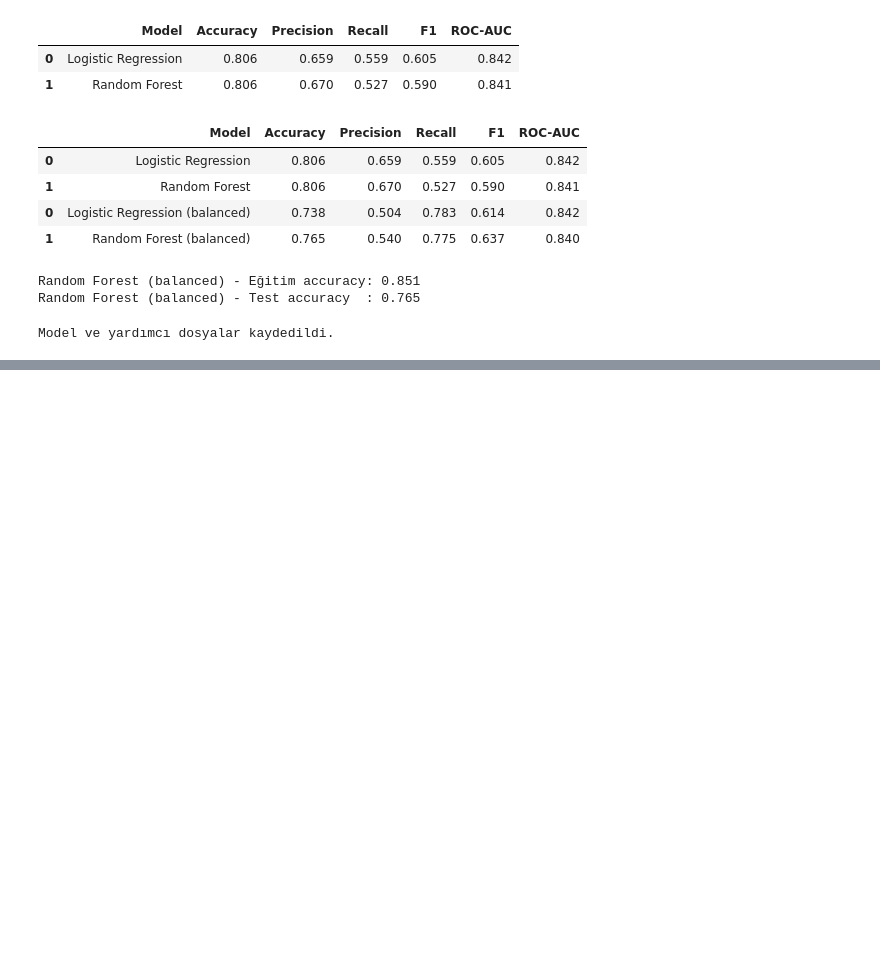
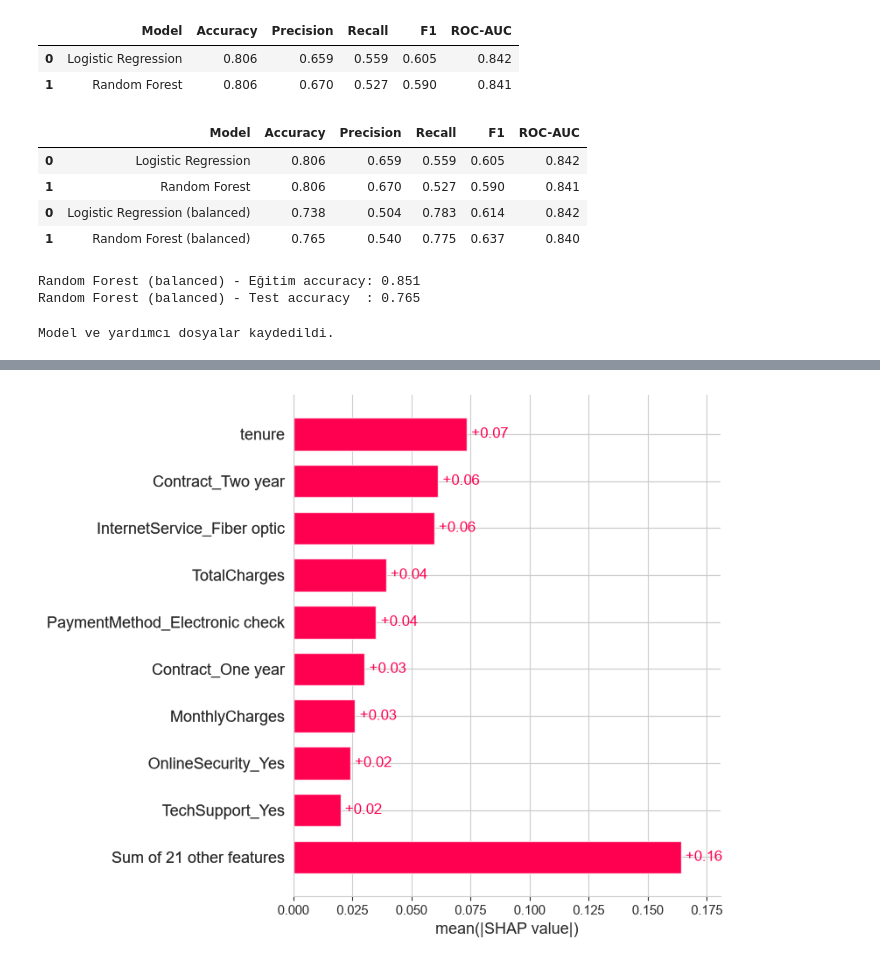
Before and after one commit to mineturkmen20-hub/final-projesi-mine-turkmen, a Jupyter notebook: notebooks/01_veri_temizleme_ve_eda.ipynb, the cells around one changed output, grey strips where cells are left out. Cells and saved outputs as stored; diff of their text form; code cells hidden in the pictures; blank space fills up the shorter version.

```diff
--- a/notebooks/01_veri_temizleme_ve_eda.ipynb
+++ b/notebooks/01_veri_temizleme_ve_eda.ipynb
@@ -381,0 +398,7 @@ Model ve yardımcı dosyalar kaydedildi.
+# %%
+shap.plots.bar(shap_values[:, :, 1], show=False)
+plt.tight_layout()
+plt.savefig('../gorseller/shap_bar.png', dpi=100, bbox_inches='tight')
+plt.show()
+# %% [output]
+[figure, added]
```
Also changed, not shown: parts of 4 cells of this notebook, 4 other files.
